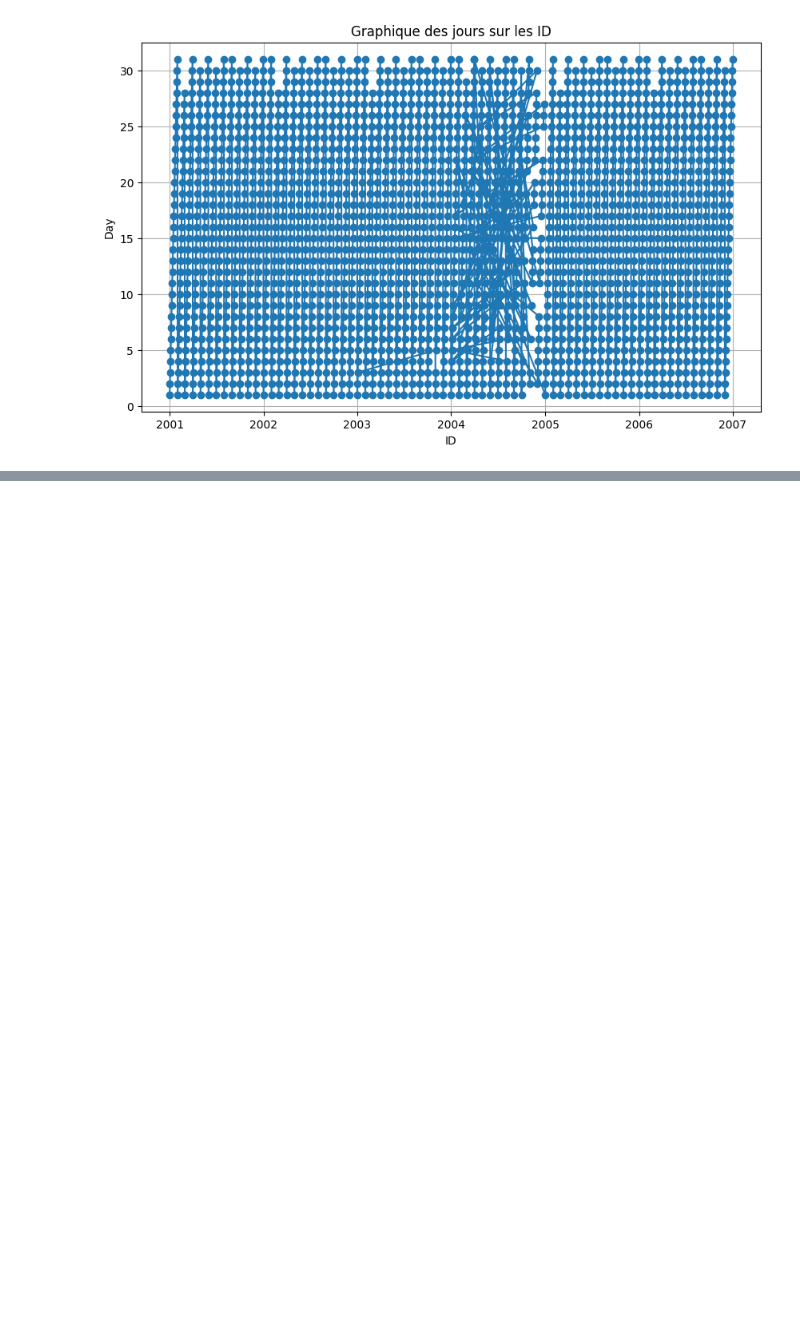
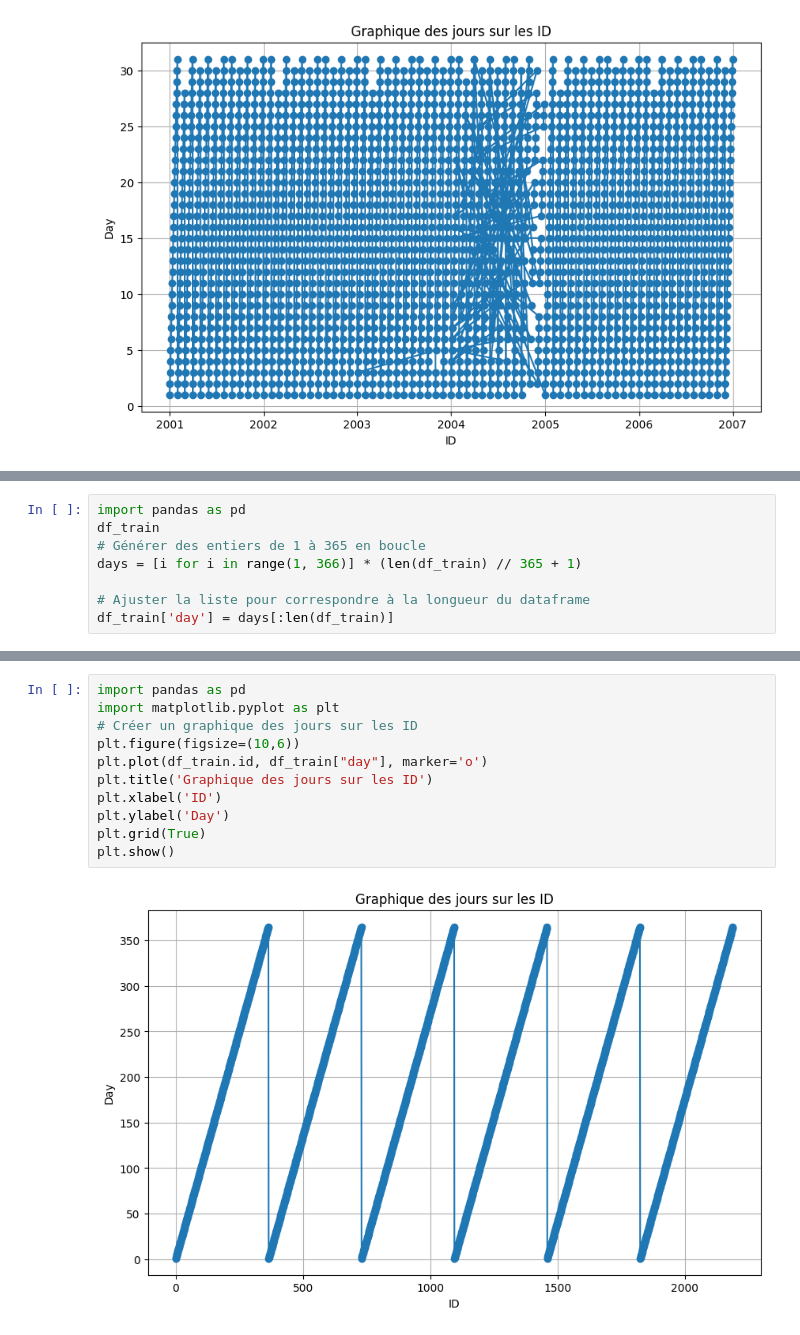
Before and after one commit to kanhubb/kaggle, a Jupyter notebook: Rainfall_Dataset.ipynb, the cells around one changed output, grey strips where cells are left out. Drawn from its saved outputs; the diff is of its cells as text; blank space fills up the shorter version.

```diff
--- a/Rainfall_Dataset.ipynb
+++ b/Rainfall_Dataset.ipynb
@@ -387,0 +407,8 @@ plt.show()
+# %%
+import pandas as pd
+df_train
+# Générer des entiers de 1 à 365 en boucle
+days = [i for i in range(1, 366)] * (len(df_train) // 365 + 1)
+
+# Ajuster la liste pour correspondre à la longueur du dataframe
+df_train['day'] = days[:len(df_train)]
@@ -387,0 +432,13 @@ plt.show()
+# %%
+import pandas as pd
+import matplotlib.pyplot as plt
+# Créer un graphique des jours sur les ID
+plt.figure(figsize=(10,6))
+plt.plot(df_train.id, df_train["day"], marker='o')
+plt.title('Graphique des jours sur les ID')
+plt.xlabel('ID')
+plt.ylabel('Day')
+plt.grid(True)
+plt.show()
+# %% [output]
+[figure, added]
```
Also changed, not shown: parts of 13 cells of this notebook.
